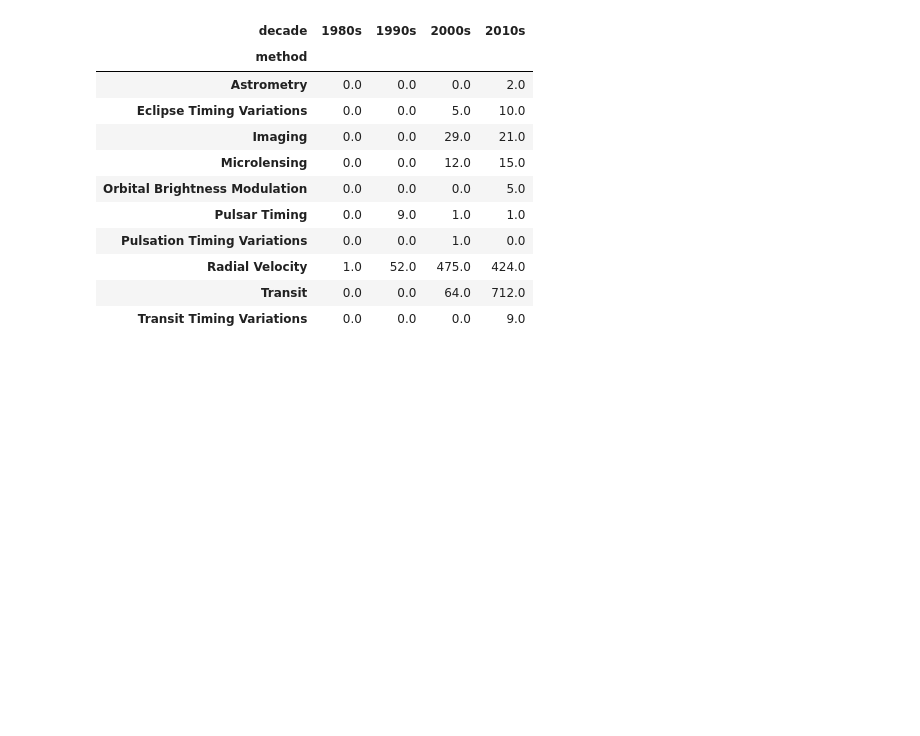
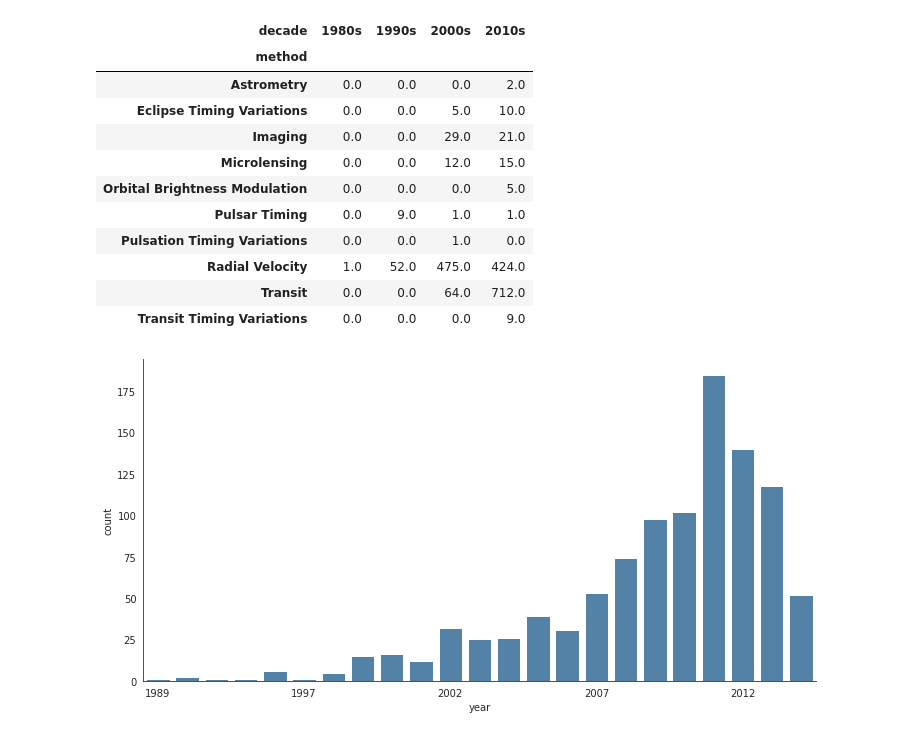
Before and after one commit to smallriver0316/python-datascience-study, a Jupyter notebook: planets.ipynb, the cells around one changed output. Drawn from its saved outputs; the diff is of its cells as text; code cells hidden in the pictures; blank space fills up the shorter version.

Commit message:
Added graphs of planets discovery

```diff
--- a/planets.ipynb
+++ b/planets.ipynb
@@ -163,3 +163,10 @@ planets.groupby(['method', decade])['number'].sum().unstack().fillna(0)
 | Radial Velocity | 1.0 | 52.0 | 475.0 | 424.0 |
 | Transit | 0.0 | 0.0 | 64.0 | 712.0 |
 | Transit Timing Variations | 0.0 | 0.0 | 0.0 | 9.0 |
+# %%
+# 棒グラフによる可視化
+with sns.axes_style('white'):
+  g = sns.catplot("year", data=planets, aspect=2, kind="count", color="steelblue")
+  g.set_xticklabels(step=5)
+# %% [output]
+[figure, added]
```
Also changed, not shown: parts of 1 cell of this notebook.
